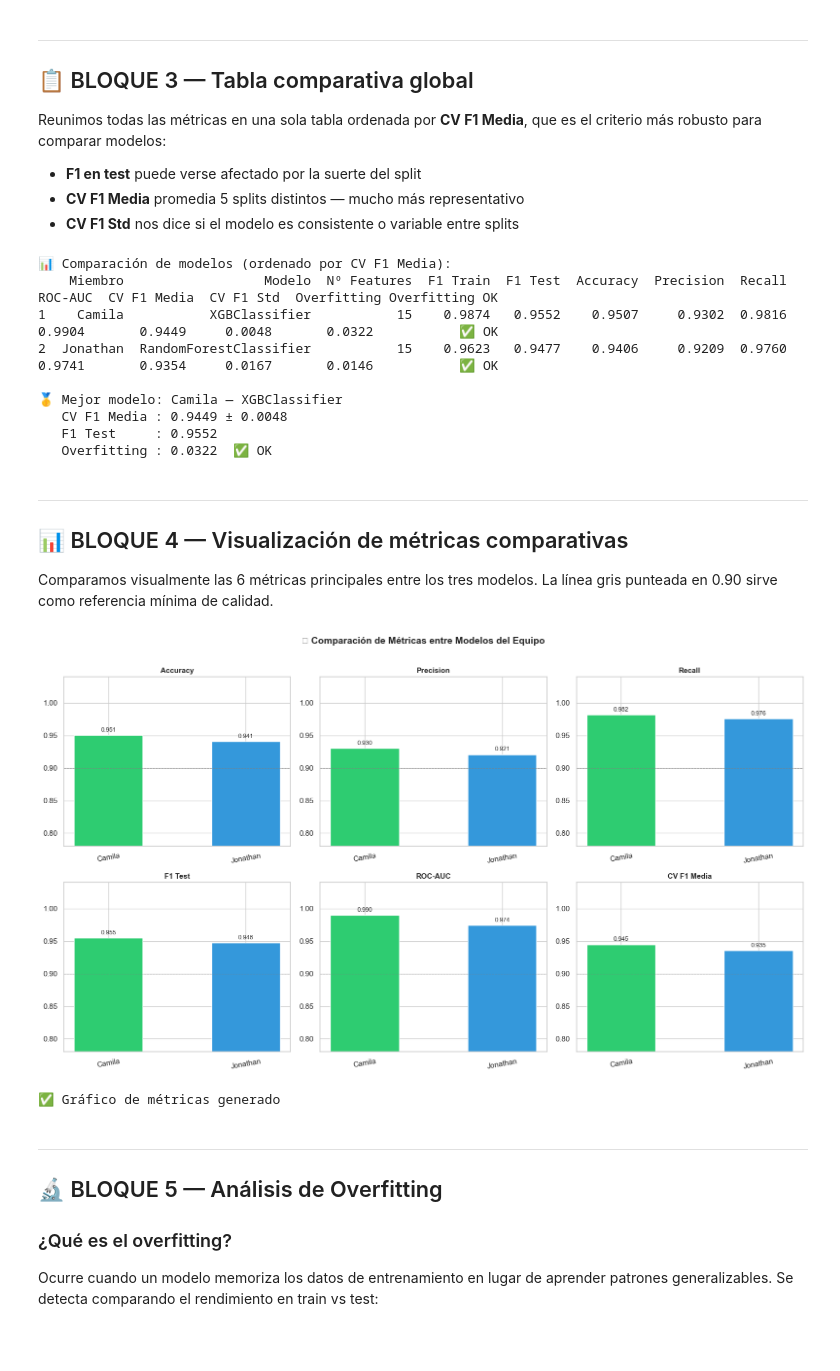
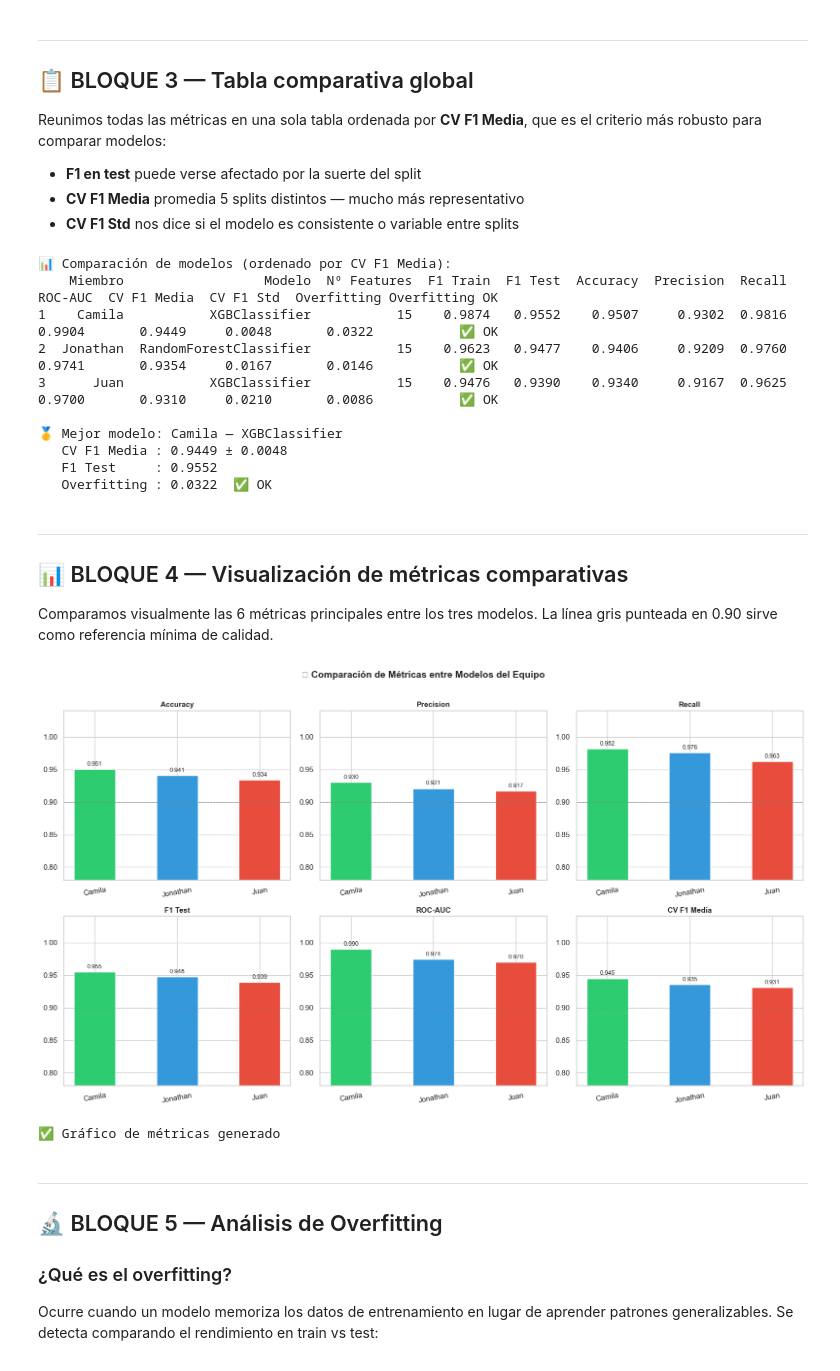
Before and after one commit to Bootcamp-IA-P6/Proyecto6_Grupo1, a Jupyter notebook: notebooks/Comparativa_modelos.ipynb, the cells around one changed output. Saved outputs shown, nothing was run; the diff lists cells and outputs as text; code cells hidden in the pictures.

```diff
--- a/notebooks/Comparativa_modelos.ipynb
+++ b/notebooks/Comparativa_modelos.ipynb
@@ -84,7 +84,7 @@ La solución es que cada miembro guardó sus splits ya procesados junto al model
 MIEMBROS = {
     'Jonathan'  : Path('../models/Jonathan'),
     'Camila'  : Path('../models/Camila'),
-   # 'Juan'  : Path('../../models/Juanma')
+    'Juan'  : Path('../models/Juanma')
 }
 
 # ─── Verificar que existen los archivos necesarios ────────────────────────────
@@ -238,6 +241,7 @@ print(f'   Overfitting : {df_res.iloc[0]["Overfitting"]:.4f}  {df_res.iloc[0]["O
     Miembro                  Modelo  Nº Features  F1 Train  F1 Test  Accuracy  Precision  Recall  ROC-AUC  CV F1 Media  CV F1 Std  Overfitting Overfitting OK
 1    Camila           XGBClassifier           15    0.9874   0.9552    0.9507     0.9302  0.9816   0.9904       0.9449     0.0048       0.0322           ✅ OK
 2  Jonathan  RandomForestClassifier           15    0.9623   0.9477    0.9406     0.9209  0.9760   0.9741       0.9354     0.0167       0.0146           ✅ OK
+3      Juan           XGBClassifier           15    0.9476   0.9390    0.9340     0.9167  0.9625   0.9700       0.9310     0.0210       0.0086           ✅ OK
 
 🥇 Mejor modelo: Camila — XGBClassifier
    CV F1 Media : 0.9449 ± 0.0048
@@ -252,32 +256,32 @@ La línea gris punteada en 0.90 sirve como referencia mínima de calidad.
 # %%
 # ─── Paleta de colores por miembro ───────────────────────────────────────────
 COLORES = ['#2ecc71', '#3498db', '#e74c3c']
 metricas_plot = ['Accuracy', 'Precision', 'Recall', 'F1 Test', 'ROC-AUC', 'CV F1 Media']
 
 fig, axes = plt.subplots(2, 3, figsize=(16, 9))
 axes = axes.flatten()
 
 for i, metrica in enumerate(metricas_plot):
     bars = axes[i].bar(
         df_res['Miembro'], df_res[metrica],
         color=COLORES[:len(df_res)], edgecolor='white', width=0.5
     )
     axes[i].set_title(metrica, fontweight='bold', fontsize=11)
     axes[i].set_ylim(0.78, 1.04)
     axes[i].axhline(0.90, color='gray', linestyle='--', linewidth=0.8, alpha=0.6,
                     label='Referencia 0.90')
     axes[i].bar_label(bars, fmt='%.3f', fontsize=9, padding=3)
     axes[i].tick_params(axis='x', rotation=10)
     axes[i].yaxis.set_major_formatter(mtick.FormatStrFormatter('%.2f'))
 
-fig.suptitle('☕ Comparación de Métricas entre Modelos del Equipo',
+fig.suptitle(' Comparación de Métricas entre Modelos del Equipo',
              fontsize=14, fontweight='bold', y=1.01)
 plt.tight_layout()
 plt.show()
 
 print('✅ Gráfico de métricas generado')
 # %% [output]
-[figure, old version]
+[figure, new version]
 ✅ Gráfico de métricas generado
 # %% [markdown]
 ---
```
Also changed, not shown: parts of 6 cells of this notebook, 2 other files.
